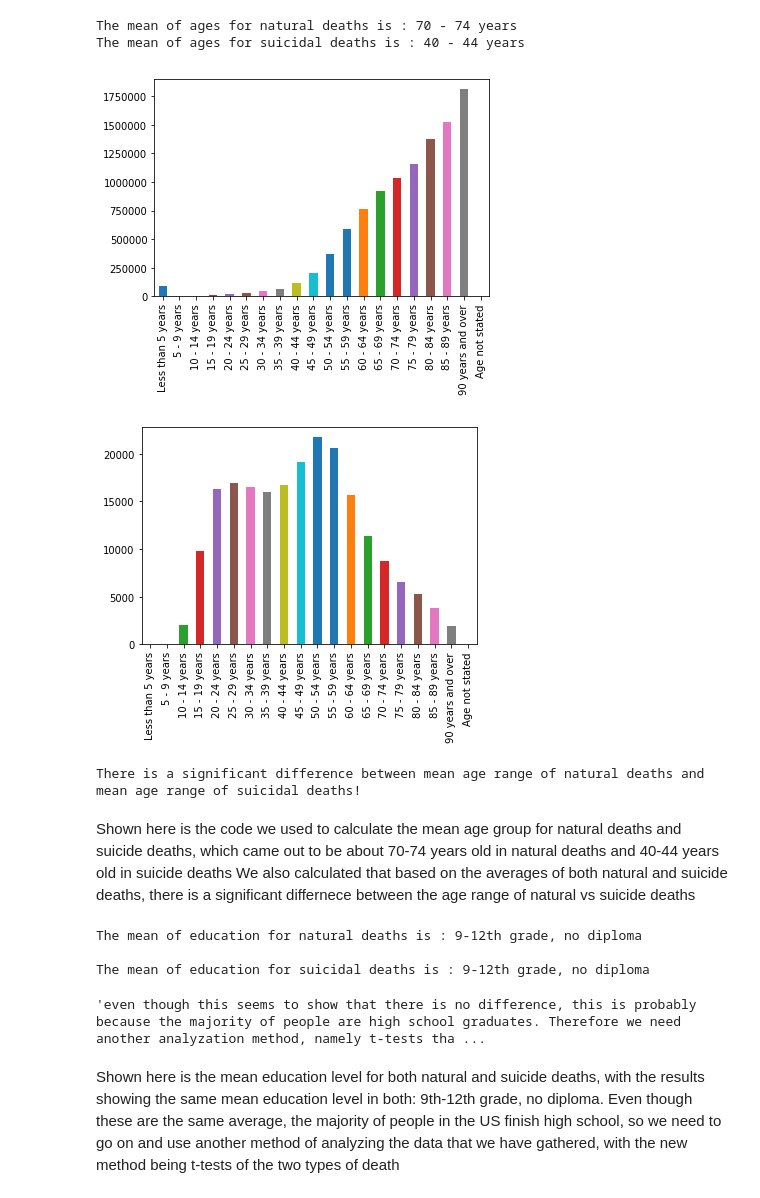
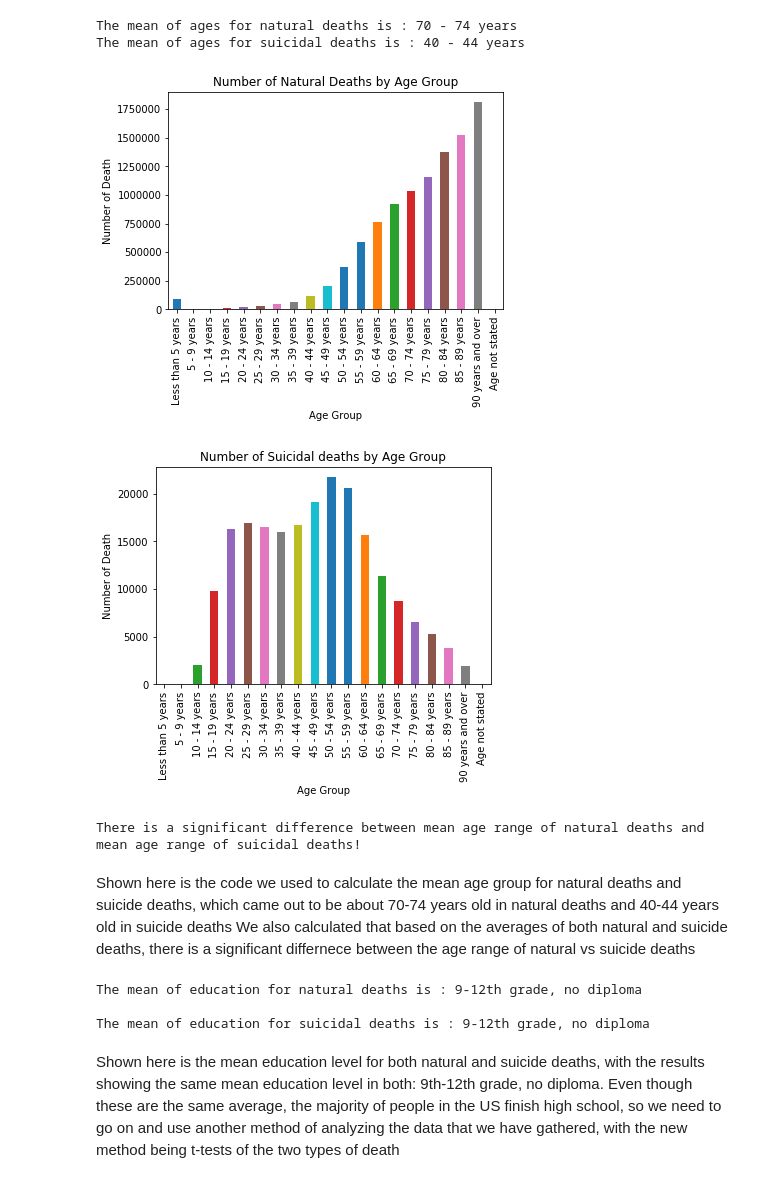
Before and after one commit to WeilunY/COGS108_Project, a Jupyter notebook: FinalProjectFinalVersion.ipynb, the cells around one changed output. Saved outputs shown, nothing was run; the diff lists cells and outputs as text; code cells hidden in the pictures.

Commit message:
added title/labels and cleaned up

```diff
--- a/FinalProjectFinalVersion.ipynb
+++ b/FinalProjectFinalVersion.ipynb
@@ -859,37 +859,41 @@ NAD = cdf[cdf['Cause'] == 'Natural']
 NAD = NAD[NAD['Age'] != 'Age not stated']
 
 #outliers
-NA.plot(kind='bar')
+naplot = NA.plot(kind='bar', title = "Number of Natural Deaths by Age Group" )
+naplot.set_xlabel("Age Group")
+naplot.set_ylabel("Number of Death")
 plt.show()
 
 #we delete the outlier Less than 5 years because the two dataframes need to have
 #same set of values for comparison for the chi square test. Aka suicidal deaths do
 #not include values for less than 5 years.
 NAD = NAD[NAD['Age'] != 'Less than 5 years']
 NAD = NAD['Age'].map(age_inv_map)
 NAC = NAD.value_counts()
 
 #get suicide deaths by age
 SAD = cdf[cdf['Cause'] == 'Suicide']
 SAD = SAD[SAD['Age'] != 'Age not stated']
 SAD = SAD['Age'].map(age_inv_map)
 SAC = SAD.value_counts()
 
-SA.plot(kind='bar')
+saplot = SA.plot(kind='bar', title = "Number of Suicidal deaths by Age Group" )
+saplot.set_xlabel("Age Group")
+saplot.set_ylabel("Number of Death")
 plt.show()
 
 chisq, p_val_chi = stats.chisquare(np.array([NAC.values, SAC.values]), axis=None)
 
 if p_val_chi < 0.01:
     print('There is a significant difference between mean age range of natural deaths \
 and mean age range of suicidal deaths!')
 del NAD
 del NAC
 del SAD
 del SAC
 # %% [output]
-[figure, old version]
+[figure, new version]
-[figure, old version]
+[figure, new version]
 There is a significant difference between mean age range of natural deaths and mean age range of suicidal deaths!
 # %% [markdown]
 Shown here is the code we used to calculate the mean age group for natural deaths and suicide deaths, which came out to be about 70-74 years old in natural deaths and 40-44 years old in suicide deaths We also calculated that based on the averages of both natural and suicide deaths, there is a significant differnece between the age range of natural vs suicide deaths
@@ -935,16 +939,10 @@ for key,value in sEduDict.items():
         break
     sMeanEdu = key
 print('The mean of education for suicidal deaths is : ' + sMeanEdu)
-
-
-"""even though this seems to show that there is no difference, \
-this is probably because the majority of people are high school graduates. \
-Therefore we need another analyzation method, namely t-tests that we use a few cells later."""
 # %% [output]
 The mean of education for natural deaths is : 9-12th grade, no diploma
 
 The mean of education for suicidal deaths is : 9-12th grade, no diploma
-'even though this seems to show that there is no difference, this is probably because the majority of people are high school graduates. Therefore we need another analyzation method, namely t-tests tha ...
 # %% [markdown]
 Shown here is the mean education level for both natural and suicide deaths, with the results showing the same mean education level in both: 9th-12th grade, no diploma. Even though these are the same average, the majority of people in the US finish high school, so we need to go on and use another method of analyzing the data that we have gathered, with the new method being t-tests of the two types of death
 # %%
```
Also changed, not shown: parts of 4 cells of this notebook.
